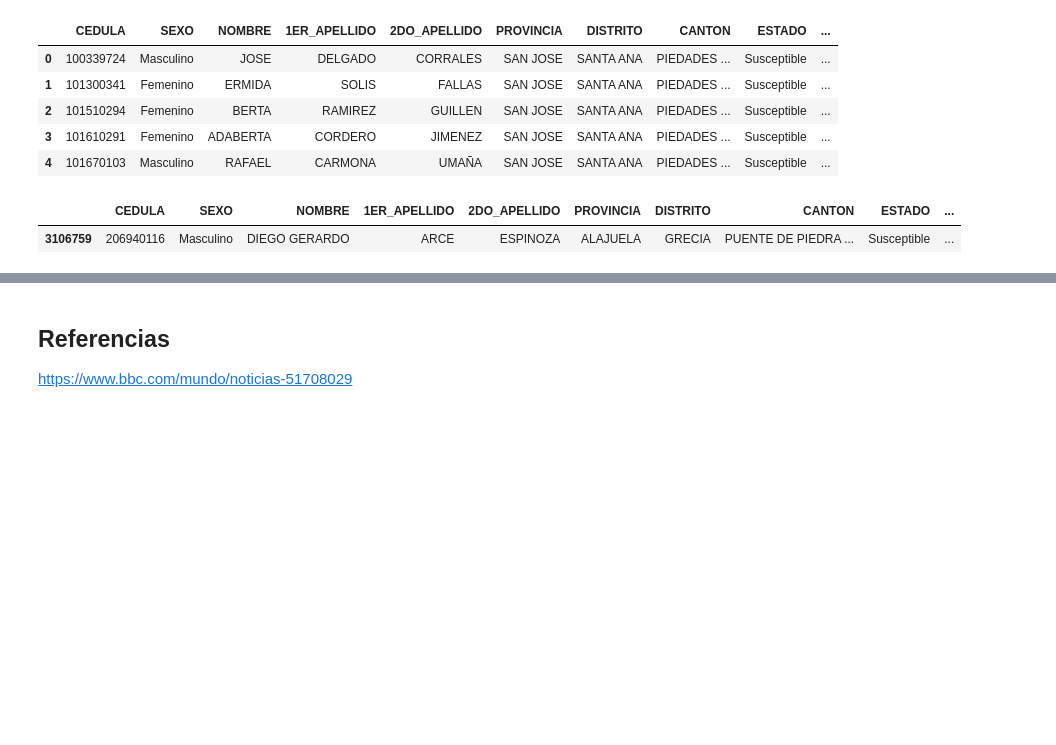
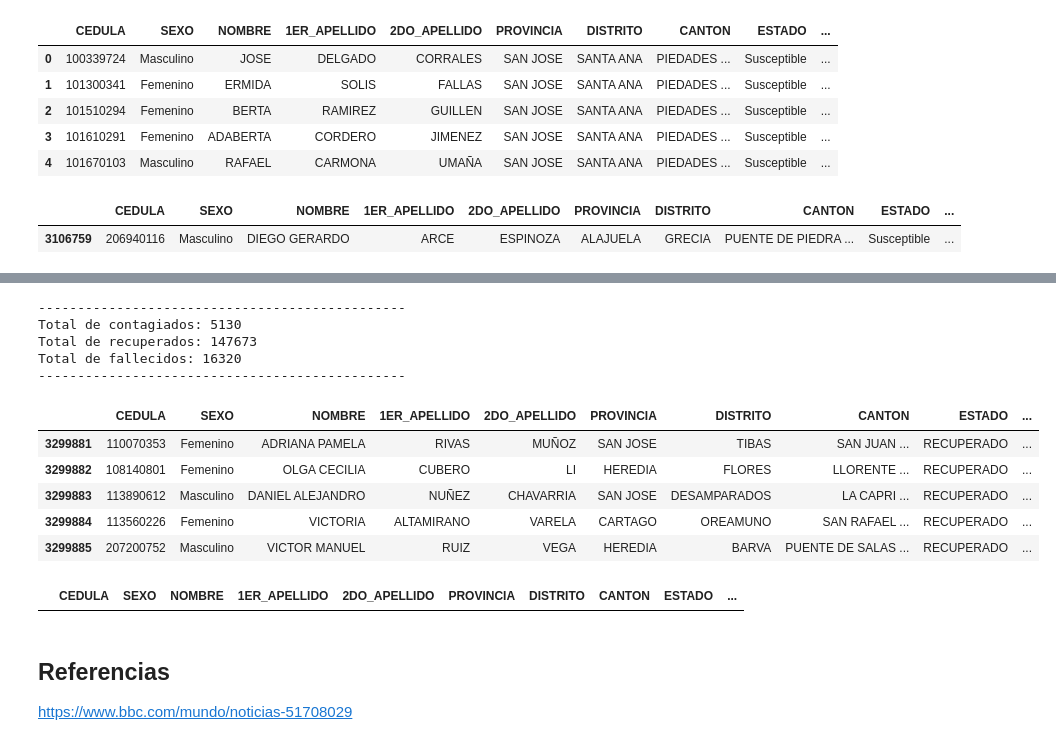
Before and after one commit to ArcezD/covid-fake-data-pandas, a Jupyter notebook: Covid-fakedata.ipynb, the cells around one changed output, grey strips where cells are left out. Saved outputs shown, nothing was run; the diff lists cells and outputs as text; code cells hidden in the pictures; blank space fills up the shorter version.

Commit message:
Mejora en manejo de dataframes
Signed-off-by: Diego Arce <Diego@arce.cr>

```diff
--- a/Covid-fakedata.ipynb
+++ b/Covid-fakedata.ipynb
@@ -160,7 +160,9 @@ data.query('CEDULA == "206940116"')
 ## Obtener dataframe de recuperados utilizando un sesgo de 14 días a la derecha
 def get_recovered_people(current_day, df):
     #sick_duration = np.arange(start = 7, stop = 22)
-    return df.loc[df.FECHA_RESULTADO_NEGATIVO == current_day]
+    result = df.loc[df.FECHA_RESULTADO_NEGATIVO == current_day]
+    result['ESTADO'] = 'RECUPERADO'
+    return result
 # %%
 ## Obtener dataframe de contagiados utilizando un aleatorio entre 0-1000 para cada día
 sick_duration = np.arange(start = 7, stop = 22)
@@ -184,18 +182,24 @@ def get_sick_people(current_day, df):
 ## Obtener dataframe de muertos utilizando una mortalidad del 0.7% aprox de los contagidos
 def get_dead_people(current_day, df):
     result = df.sample(frac = 0.007)
+    result['FECHA_RESULTADO_NEGATIVO'] = np.nan
     result['FECHA_FALLECIMIENTO'].fillna(current_day, inplace = True)
+    result['ESTADO'] = 'FALLECIDO'
     return result
 # %%
 # Iterar entre los 365 dias del año
 start_date = date(2020, 1, 1)
-end_date = date(2020, 2, 1)
+end_date = date(2020, 12, 31)
 daterange = pd.date_range(start_date, end_date)
 
 # Crear dataframes en blanco
 total_dead_people = pd.DataFrame(data=None, columns=data.columns)
 total_sick_people = pd.DataFrame(data=None, columns=data.columns)
-total_recovered_people = pd.DataFrame(data=None, columns=data.columns)
+#total_recovered_people = pd.DataFrame(data=None, columns=data.columns)
+
+#numOfRows = data.shape[0]
+initial_num_rows = len(data.index)
+print('Cantidad inicial del total de registros:' + str(initial_num_rows))
 
 # Generar reportes de contagiados, muertes y recuperados
 for day in daterange:
@@ -203,25 +207,29 @@ for day in daterange:
 
     ## Obtener cantidad de enfermos del dia
     sick_people_df = get_sick_people(day, data)
+    data = data.drop(sick_people_df.index)
     total_sick_people = total_sick_people.append(sick_people_df, ignore_index=True)
-    data.drop(sick_people_df.index)
 
     ## Obtener recuperados y volver a unir al data
     recovered_people_df = get_recovered_people(day, total_sick_people)
-    total_recovered_people = total_recovered_people.append(recovered_people_df, ignore_index=True)
-    data.append(recovered_people_df, ignore_index=True)
+    total_sick_people = total_sick_people.drop(recovered_people_df.index)
+    data = data.append(recovered_people_df, ignore_index=True)
 
     ## Obtener cantidad de muertos del total de enfermos
     dead_people_df = get_dead_people(day, total_sick_people)
-    total_sick_people.drop(dead_people_df.index)
+    total_sick_people = total_sick_people.drop(dead_people_df.index)
+    total_dead_people = total_dead_people.append(dead_people_df, ignore_index=True)
 
     day_resume = sick_people_df.copy()
     day_resume = day_resume.append(recovered_people_df, ignore_index=True)
     day_resume = day_resume.append(dead_people_df, ignore_index=True)
 
     day_resume.to_csv('results/resume' + day.strftime("%Y-%m-%d") + '.csv', index = True)
-    total_sick_people.to_csv('results/total_sick_people' + day.strftime("%Y-%m-%d") + '.csv', index = True)
 
-#data.append(total_sick_people, ignore_index=True)
-#data.append(total_sick_people, ignore_index=True)
+print('-----------------------------------------------')
+data = data.append(total_sick_people, ignore_index=True)
+data = data.append(total_dead_people, ignore_index=True)
+final_num_rows = len(data.index)
+print('Cantidad final del total de registros:' + str(final_num_rows))
+data.to_csv('results/padron_total.csv', index = True)
 # %% [output]
@@ -230,3 +253,30 @@ TypeError: <lambda>() got an unexpected keyword argument 'axis'
+# %%
+df2 = data[data.ESTADO.isin(['RECUPERADO', 'FALLECIDO', 'CONTAGIADO'])]
+print('-----------------------------------------------')
+recuperados = len(data[data.ESTADO.isin(['RECUPERADO'])].index)
+fallecidos = len(data[data.ESTADO.isin(['FALLECIDO'])].index)
+contagiados = len(data[data.ESTADO.isin(['CONTAGIADO'])].index)
+print('Total de contagiados: ' + str(contagiados))
+print('Total de recuperados: ' + str(recuperados))
+print('Total de fallecidos: ' + str(fallecidos))
+print('-----------------------------------------------')
+df2.head()
+# %% [output]
+-----------------------------------------------
+Total de contagiados: 5130
+Total de recuperados: 147673
+Total de fallecidos: 16320
+-----------------------------------------------
+|  | CEDULA | SEXO | NOMBRE | 1ER_APELLIDO | 2DO_APELLIDO | PROVINCIA | DISTRITO | CANTON | ESTADO | ... |
+| 3299881 | 110070353 | Femenino | ADRIANA PAMELA | RIVAS | MUÑOZ | SAN JOSE | TIBAS | SAN JUAN ... | RECUPERADO | ... |
+| 3299882 | 108140801 | Femenino | OLGA CECILIA | CUBERO | LI | HEREDIA | FLORES | LLORENTE ... | RECUPERADO | ... |
+| 3299883 | 113890612 | Masculino | DANIEL ALEJANDRO | NUÑEZ | CHAVARRIA | SAN JOSE | DESAMPARADOS | LA CAPRI ... | RECUPERADO | ... |
+| 3299884 | 113560226 | Femenino | VICTORIA | ALTAMIRANO | VARELA | CARTAGO | OREAMUNO | SAN RAFAEL ... | RECUPERADO | ... |
+| 3299885 | 207200752 | Masculino | VICTOR MANUEL | RUIZ | VEGA | HEREDIA | BARVA | PUENTE DE SALAS ... | RECUPERADO | ... |
+# %%
+data[data.CEDULA == '204700221']
+# %% [output]
+|  | CEDULA | SEXO | NOMBRE | 1ER_APELLIDO | 2DO_APELLIDO | PROVINCIA | DISTRITO | CANTON | ESTADO | ... |
 # %% [markdown]
 ## Referencias
 https://www.bbc.com/mundo/noticias-51708029
```
Also changed, not shown: parts of 2 cells of this notebook.
